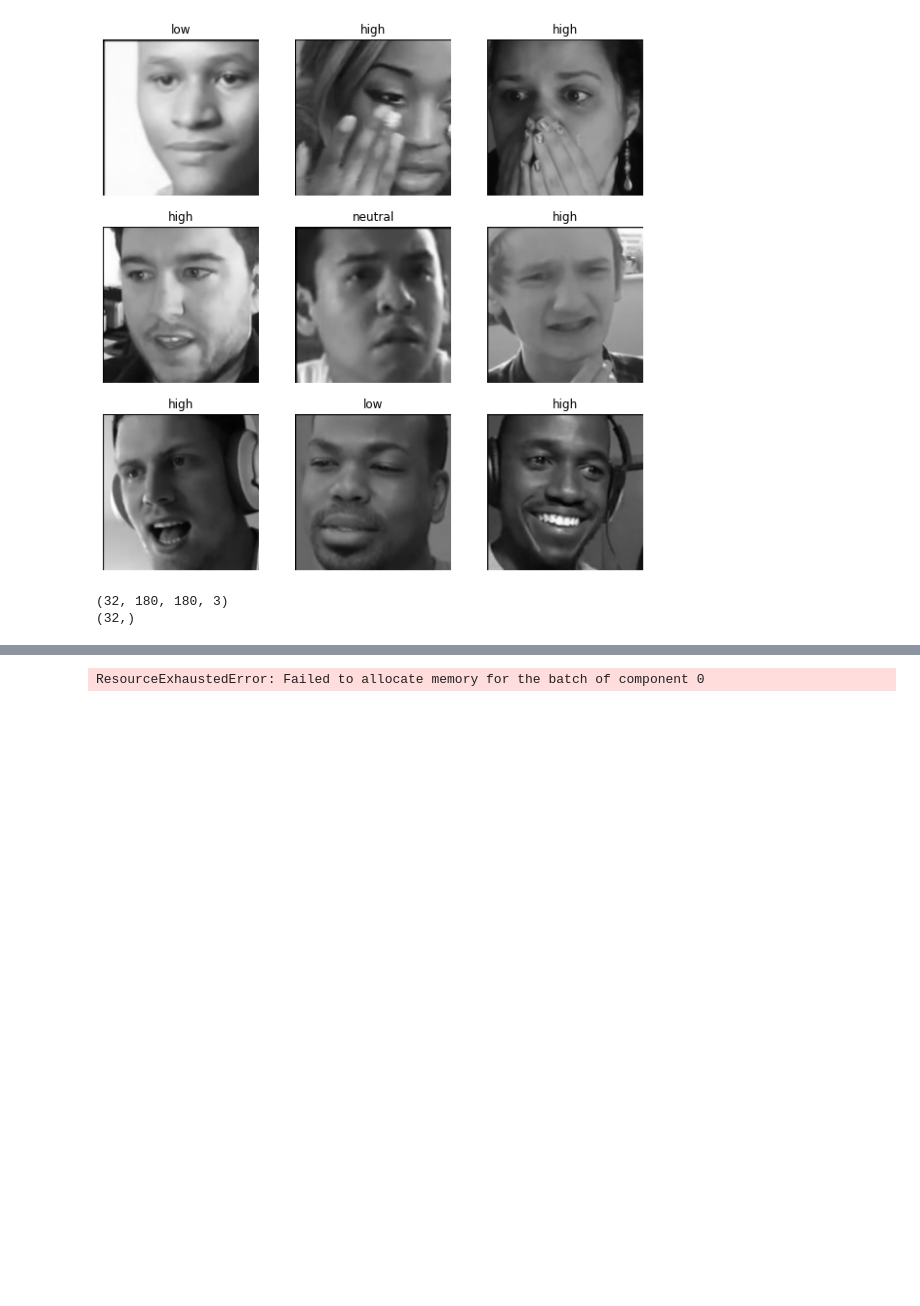
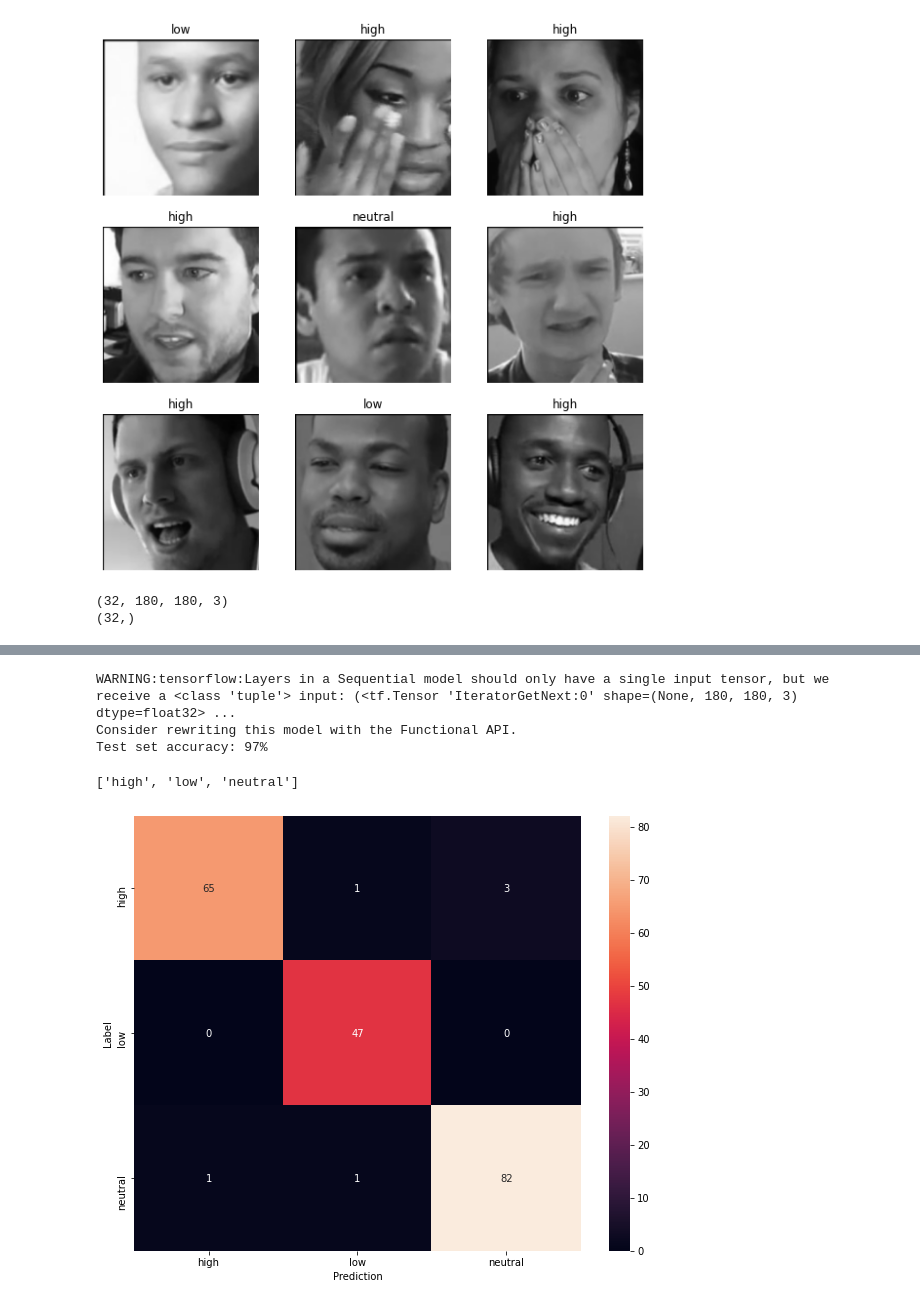
Before and after one commit to Fairfield-University-Hybrid-AI-Lab/video_emotion_prediction, a Jupyter notebook: danushka/arousal_classification.ipynb, the cells around one changed output, grey strips where cells are left out. Drawn from its saved outputs; the diff is of its cells as text; code cells hidden in the pictures; blank space fills up the shorter version.

```diff
--- a/danushka/arousal_classification.ipynb
+++ b/danushka/arousal_classification.ipynb
@@ -29,8 +30,8 @@ val_ds = tf.keras.preprocessing.image_dataset_from_directory(
 test_ds = tf.keras.preprocessing.image_dataset_from_directory(
     data_root+'train',
     seed=123,
-    batch_size = 1,
-    image_size=(img_height, img_width)
+    image_size=(img_height, img_width),
+    batch_size = 200
 )
 # %% [output]
 Found 298713 files belonging to 3 classes.
@@ -93,6 +90,6 @@ model.compile(
 model.fit(
   train_ds,
   validation_data=val_ds,
-  epochs=1
+  epochs=15
 )
 # %% [output]
@@ -103,26 +117,32 @@ InternalError: Could not synchronize CUDA stream: CUDA_ERROR_ILLEGAL_ADDRESS: an
 
 test_images = []
 test_labels = []
+predictions = []
 
-for image, label in test_ds:
+for image, label in test_ds.take(1):
   test_images.append(image.numpy())
   test_labels.append(label.numpy())
+  predictions.append(np.argmax(model.predict(test_images), axis=1))
 
-test_images = np.array(test_images)
 test_labels = np.array(test_labels)
+predictions = np.array(predictions)
 
-y_pred = np.argmax(model.predict(test_images), axis=1)
 y_true = test_labels
 
-test_acc = sum(y_pred == y_true) / len(y_true)
+test_acc = sum(predictions[0] == y_true[0]) / len(y_true[0])
 print(f'Test set accuracy: {test_acc:.0%}')
 # %% [output]
-ResourceExhaustedError: Failed to allocate memory for the batch of component 0
+WARNING:tensorflow:Layers in a Sequential model should only have a single input tensor, but we receive a <class 'tuple'> input: (<tf.Tensor 'IteratorGetNext:0' shape=(None, 180, 180, 3) dtype=float32> ...
+Consider rewriting this model with the Functional API.
+Test set accuracy: 97%
 # %%
-confusion_mtx = tf.math.confusion_matrix(y_true, y_pred)
+print(class_names)
+confusion_mtx = tf.math.confusion_matrix(y_true[0], predictions[0])
 plt.figure(figsize=(10, 8))
-sns.heatmap(confusion_mtx, xticklabels=commands, yticklabels=commands,
-            annot=True, fmt='g')
+sns.heatmap(confusion_mtx, yticklabels = class_names, xticklabels = class_names,annot=True, fmt='g')
 plt.xlabel('Prediction')
 plt.ylabel('Label')
 plt.show()
+# %% [output]
+['high', 'low', 'neutral']
+[figure, added]
```
Also changed, not shown: parts of 3 cells of this notebook.
